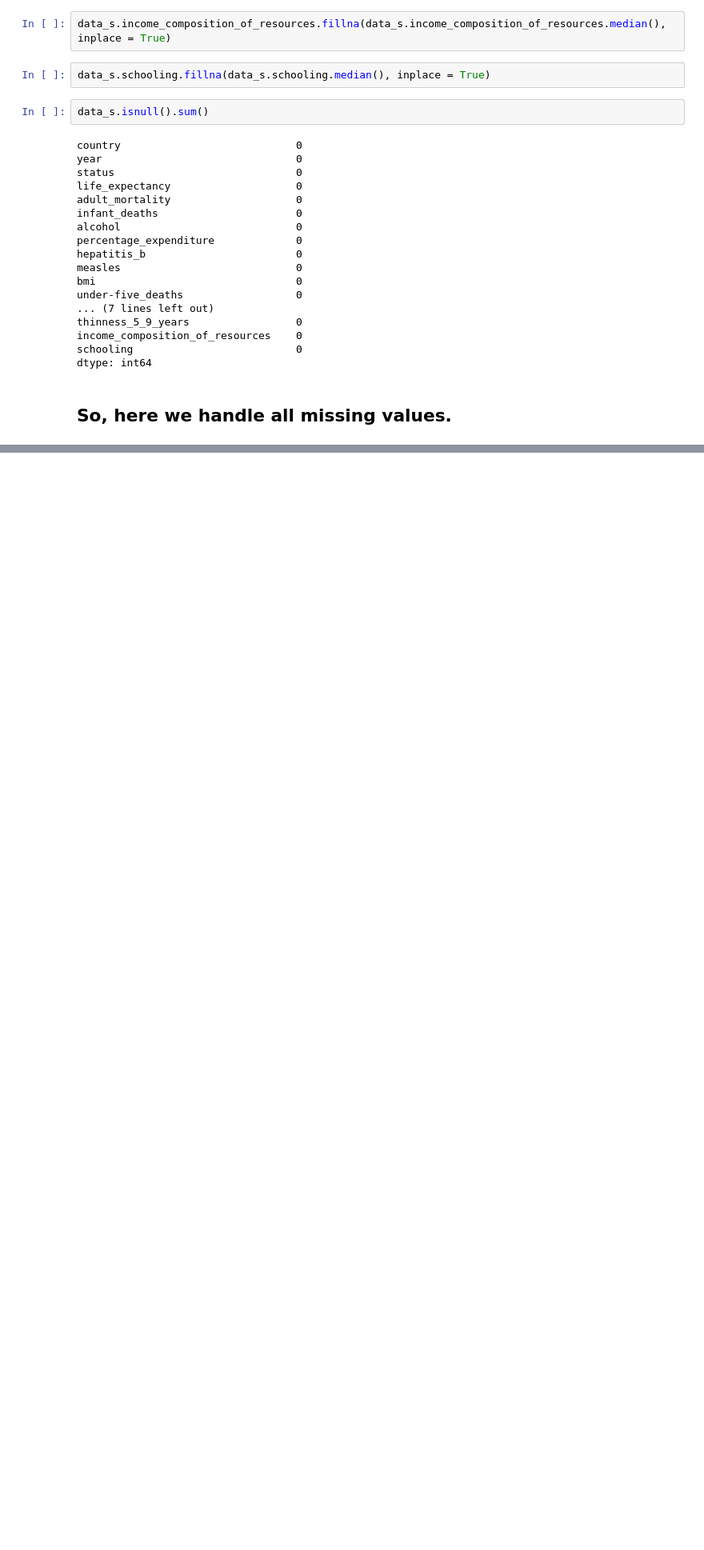
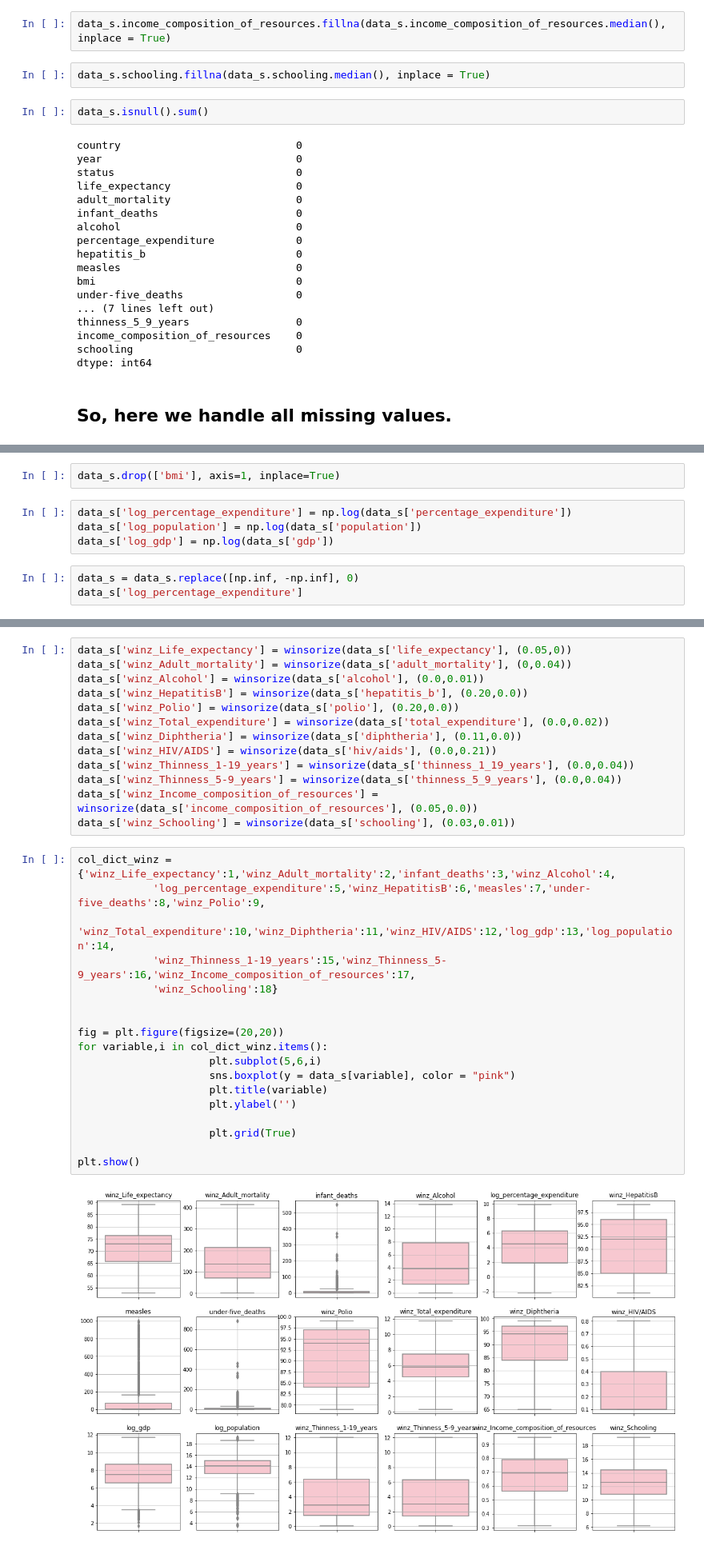
Before and after one commit to BlacK-EyE1/EDA, a Jupyter notebook: Life_expectancy.ipynb, the cells around one changed output, grey strips where cells are left out. Shown at 80% size. Cells and saved outputs as stored; diff of their text form; blank space fills up the shorter version.

```diff
--- a/Life_expectancy.ipynb
+++ b/Life_expectancy.ipynb
@@ -405,0 +509,9 @@ dtype: int64
+# %%
+data_s.drop(['bmi'], axis=1, inplace=True)
+# %%
+data_s['log_percentage_expenditure'] = np.log(data_s['percentage_expenditure'])
+data_s['log_population'] = np.log(data_s['population'])
+data_s['log_gdp'] = np.log(data_s['gdp'])
+# %%
+data_s = data_s.replace([np.inf, -np.inf], 0)
+data_s['log_percentage_expenditure']
@@ -405,0 +533,33 @@ dtype: int64
+# %%
+data_s['winz_Life_expectancy'] = winsorize(data_s['life_expectancy'], (0.05,0))
+data_s['winz_Adult_mortality'] = winsorize(data_s['adult_mortality'], (0,0.04))
+data_s['winz_Alcohol'] = winsorize(data_s['alcohol'], (0.0,0.01))
+data_s['winz_HepatitisB'] = winsorize(data_s['hepatitis_b'], (0.20,0.0))
+data_s['winz_Polio'] = winsorize(data_s['polio'], (0.20,0.0))
+data_s['winz_Total_expenditure'] = winsorize(data_s['total_expenditure'], (0.0,0.02))
+data_s['winz_Diphtheria'] = winsorize(data_s['diphtheria'], (0.11,0.0))
+data_s['winz_HIV/AIDS'] = winsorize(data_s['hiv/aids'], (0.0,0.21))
+data_s['winz_Thinness_1-19_years'] = winsorize(data_s['thinness_1_19_years'], (0.0,0.04))
+data_s['winz_Thinness_5-9_years'] = winsorize(data_s['thinness_5_9_years'], (0.0,0.04))
+data_s['winz_Income_composition_of_resources'] = winsorize(data_s['income_composition_of_resources'], (0.05,0.0))
+data_s['winz_Schooling'] = winsorize(data_s['schooling'], (0.03,0.01))
+# %%
+col_dict_winz = {'winz_Life_expectancy':1,'winz_Adult_mortality':2,'infant_deaths':3,'winz_Alcohol':4,
+            'log_percentage_expenditure':5,'winz_HepatitisB':6,'measles':7,'under-five_deaths':8,'winz_Polio':9,
+            'winz_Total_expenditure':10,'winz_Diphtheria':11,'winz_HIV/AIDS':12,'log_gdp':13,'log_population':14,
+            'winz_Thinness_1-19_years':15,'winz_Thinness_5-9_years':16,'winz_Income_composition_of_resources':17,
+            'winz_Schooling':18}
+
+
+fig = plt.figure(figsize=(20,20))
+for variable,i in col_dict_winz.items():
+                     plt.subplot(5,6,i)
+                     sns.boxplot(y = data_s[variable], color = "pink")
+                     plt.title(variable)
+                     plt.ylabel('')
+
+                     plt.grid(True)
+
+plt.show()
+# %% [output]
+[figure, added]
```
Also changed, not shown: parts of 52 cells of this notebook.
